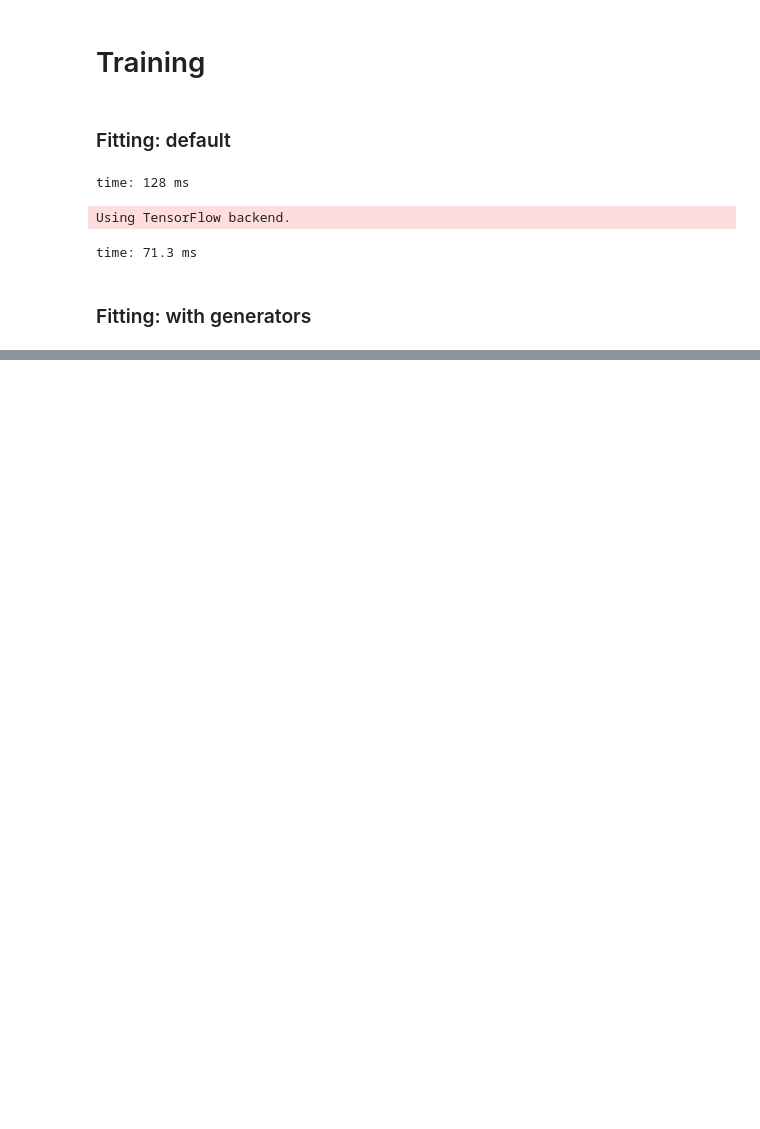
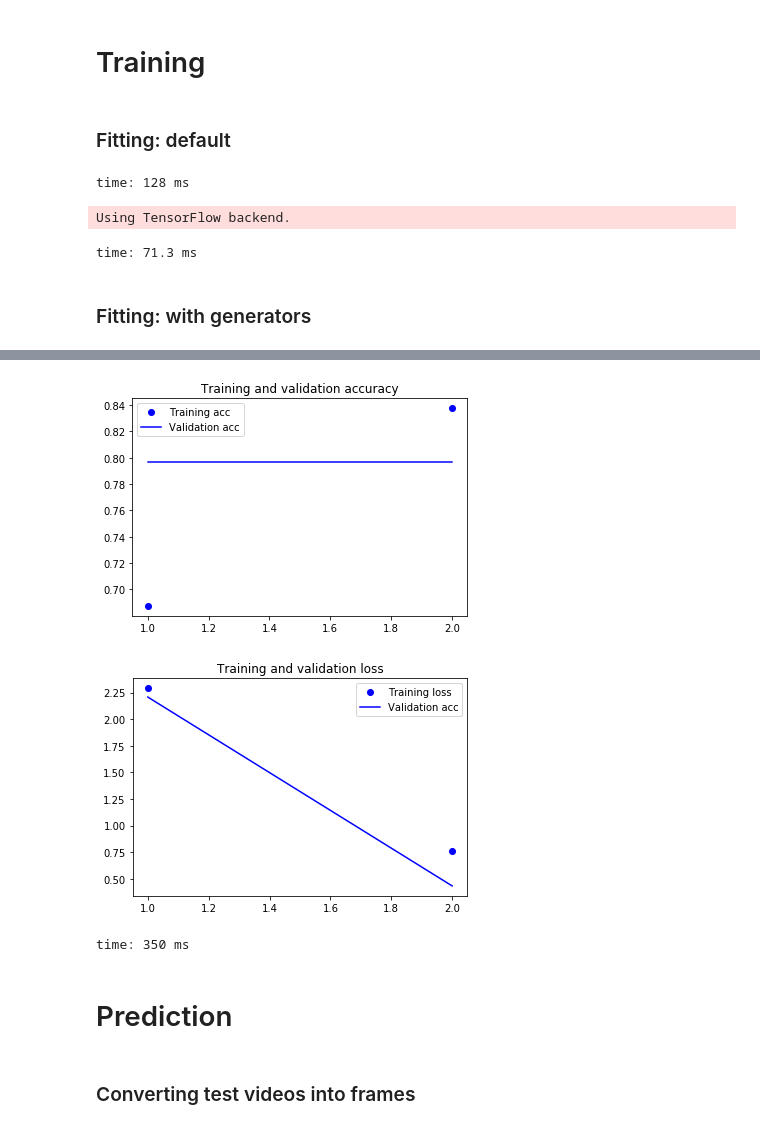
Before and after one commit to alibakh62/DeepFake-Kaggle, a Jupyter notebook: notebook/colab/DeepFakeDetection_V1.ipynb, the cells around one changed output, grey strips where cells are left out. Cells and saved outputs as stored; diff of their text form; code cells hidden in the pictures; blank space fills up the shorter version.

```diff
--- a/notebook/colab/DeepFakeDetection_V1.ipynb
+++ b/notebook/colab/DeepFakeDetection_V1.ipynb
@@ -134,4 +140,6 @@ DATA_FOLDER = 'data'
 TRAIN_FOLDER = 'train'
 VALID_FOLDER = 'valid'
 TEST_FOLDER = 'test'
+INPUT_SHAPE = (224, 224)
+BATCH_SIZE = 32
 # %% [output]
@@ -376,14 +388,14 @@ valid_dir = os.path.join(BASE_FOLDER, DATA_FOLDER, VALID_FOLDER)
 
 train_generator = train_datagen.flow_from_directory(
     train_dir,
-    target_size=(512, 512),
-    batch_size=32,
+    target_size=INPUT_SHAPE,
+    batch_size=BATCH_SIZE,
     class_mode='binary')
 
 valid_generator = valid_datagen.flow_from_directory(
     valid_dir,
-    target_size=(512, 512),
-    batch_size=32,
+    target_size=INPUT_SHAPE,
+    batch_size=BATCH_SIZE,
     class_mode='binary')
 # %% [output]
 Found 3080 images belonging to 2 classes.
@@ -437,8 +450,8 @@ time: 62.9 ms
 # %%
 history = model.fit(
     train_generator,
-    steps_per_epoch=100,
+    steps_per_epoch=train_generator.samples//BATCH_SIZE,
     epochs=10,
     validation_data=valid_generator,
-    validation_steps=42,
+    validation_steps=valid_generator.samples//BATCH_SIZE,
     callbacks=[ckp])
@@ -445,23 +469,31 @@ history = model.fit(
 # %%
 model.save(weights_path)
 # %%
-acc = history.history['acc']
-val_acc = history.history['val_acc']
+acc = history.history['accuracy']
+val_acc = history.history['val_accuracy']
 loss = history.history['loss']
 val_loss = history.history['val_loss']
 
 epochs = range(1, len(acc) + 1)
 
 plt.plot(epochs, acc, 'bo', label='Training acc')
 plt.plot(epochs, val_acc, 'b', label='Validation acc')
 plt.title('Training and validation accuracy')
 plt.legend()
 
 plt.figure()
 
 plt.plot(epochs, loss, 'bo', label='Training loss')
 plt.plot(epochs, val_loss, 'b', label='Validation acc')
 plt.title('Training and validation loss')
 plt.legend()
 
 plt.show()
+# %% [output]
+[figure, added]
+[figure, added]
+time: 350 ms
+# %% [markdown]
+# Prediction
+# %% [markdown]
+### Converting test videos into frames
```
Also changed, not shown: parts of 21 cells of this notebook.
